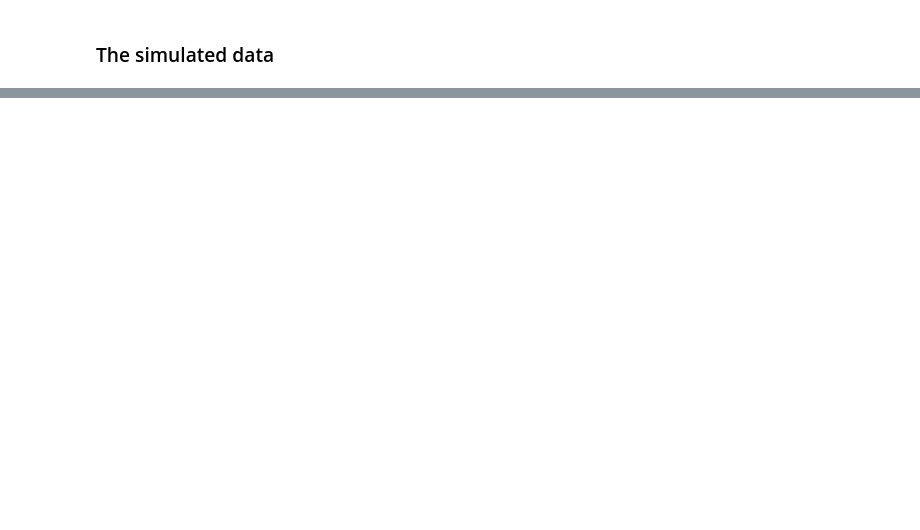
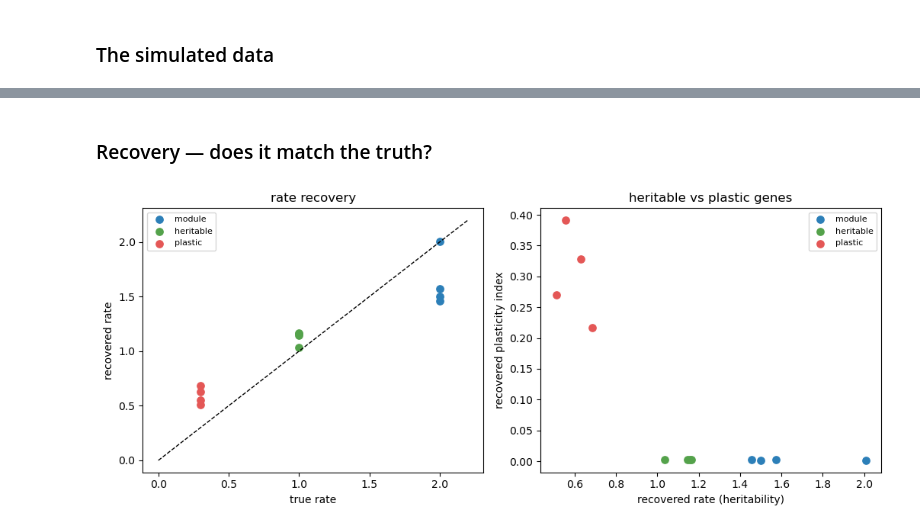
Before and after one commit to pedrofale/scPhyTr, a Jupyter notebook: notebooks/scphytr_roundtrip.ipynb, the cells around one changed output, grey strips where cells are left out. Cells and saved outputs as stored; diff of their text form; code cells hidden in the pictures; blank space fills up the shorter version.

```diff
--- a/notebooks/scphytr_roundtrip.ipynb
+++ b/notebooks/scphytr_roundtrip.ipynb
@@ -72,11 +63,0 @@ plt.title("(b) subclonal count replicates per leaf"); plt.tight_layout(); plt.sh
-# %%
-# (c) the observation model: per-leaf mean log1p(count) vs the true latent
-import pandas as pd
-ln = np.log1p(counts / sim["size_factors"])
-m = pd.Series(ln).groupby(idx).mean().values
-plt.figure(figsize=(4.2, 4))
-plt.scatter(sim["latent"], m, s=24, color="#2c7fb8")
-lo, hi = sim["latent"].min(), sim["latent"].max()
-plt.plot([lo, hi], [lo + np.log(DEPTH), hi + np.log(DEPTH)], "k--", lw=1, label="identity (+const)")
-plt.xlabel("true latent (log-rate)"); plt.ylabel("observed mean log1p(count)")
-plt.title("(c) observation model"); plt.legend(fontsize=8); plt.tight_layout(); plt.show()
@@ -163,0 +111,23 @@ is what keeps that recovery honest at low sequencing depth. The full study is in
+# %% [markdown]
+### Recovery — does it match the truth?
+# %%
+col = {"module": "#2c7fb8", "heritable": "#54a24b", "plastic": "#e45756"}
+fig, ax = plt.subplots(1, 2, figsize=(10.5, 4.4))
+# rate: recovered vs true (on the diagonal)
+for grp in col:
+    m = adata.var["group"] == grp
+    ax[0].scatter(adata.var.loc[m, "true_rate"], adata.var.loc[m, "rate"],
+                  color=col[grp], s=45, label=grp)
+ax[0].plot([0, 2.2], [0, 2.2], "k--", lw=1)
+ax[0].set_xlabel("true rate"); ax[0].set_ylabel("recovered rate"); ax[0].set_title("rate recovery")
+ax[0].legend(fontsize=8)
+# heritable vs plastic: recovered plasticity vs recovered rate separates the groups
+for grp in col:
+    m = adata.var["group"] == grp
+    ax[1].scatter(adata.var.loc[m, "rate"], adata.var.loc[m, "plasticity"],
+                  color=col[grp], s=45, label=grp)
+ax[1].set_xlabel("recovered rate (heritability)"); ax[1].set_ylabel("recovered plasticity index")
+ax[1].set_title("heritable vs plastic genes"); ax[1].legend(fontsize=8)
+fig.tight_layout(); plt.show()
+# %% [output]
+[figure, added]
```
Also changed, not shown: parts of 23 cells of this notebook, 1 other file.
